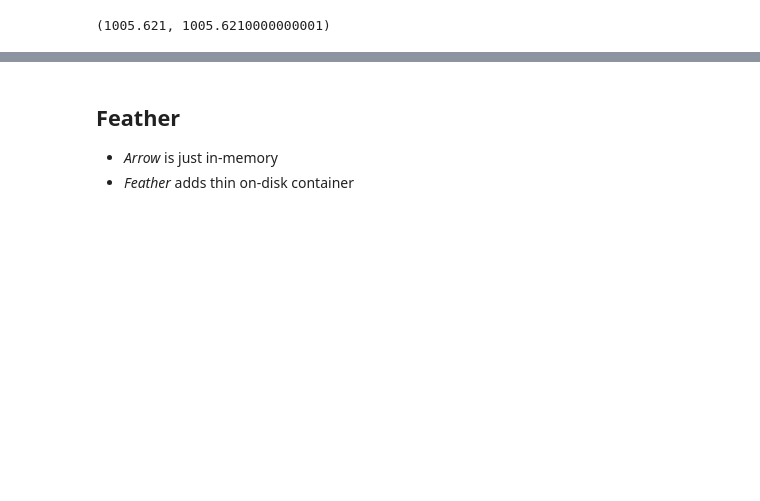
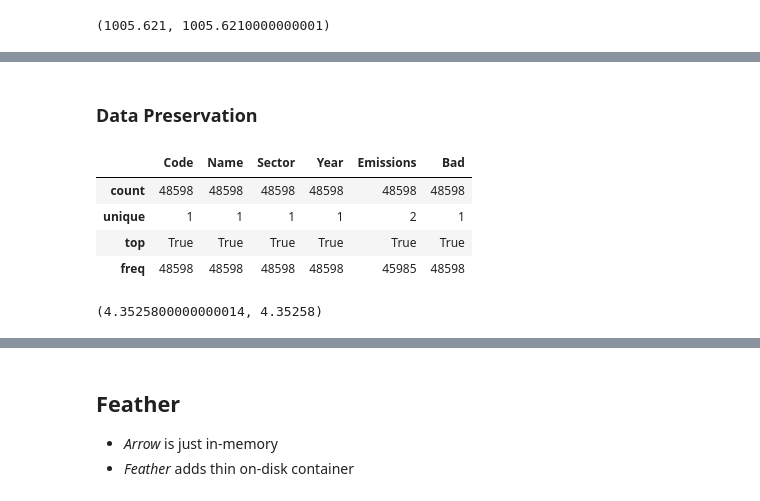
Before and after one commit to crepererum/talk-hold-my-data, a Jupyter notebook: python.ipynb, the cells around one changed output, grey strips where cells are left out. Drawn from its saved outputs; the diff is of its cells as text; code cells hidden in the pictures; blank space fills up the shorter version.

```diff
--- a/python.ipynb
+++ b/python.ipynb
@@ -110,3 +168,18 @@ df_orig['Emissions'].values[-1], df_csv['Emissions'].values[-1]
+# %% [markdown]
+### Data Preservation
+# %%
+(df_orig == df_sql.loc[:, df_orig.columns]).describe()
+# %% [output]
+|  | Code | Name | Sector | Year | Emissions | Bad |
+| count | 48598 | 48598 | 48598 | 48598 | 48598 | 48598 |
+| unique | 1 | 1 | 1 | 1 | 2 | 1 |
+| top | True | True | True | True | True | True |
+| freq | 48598 | 48598 | 48598 | 48598 | 45985 | 48598 |
+# %%
+idx = df_orig.index[~(df_orig['Emissions'] == df_sql['Emissions'])].values[0]
+df_orig.loc[idx, 'Emissions'], df_sql.loc[idx, 'Emissions']
+# %% [output]
+(4.3525800000000014, 4.35258)
 # %% [markdown]
 ## Arrow
 
```
Also changed, not shown: parts of 20 cells of this notebook, 5 other files.
